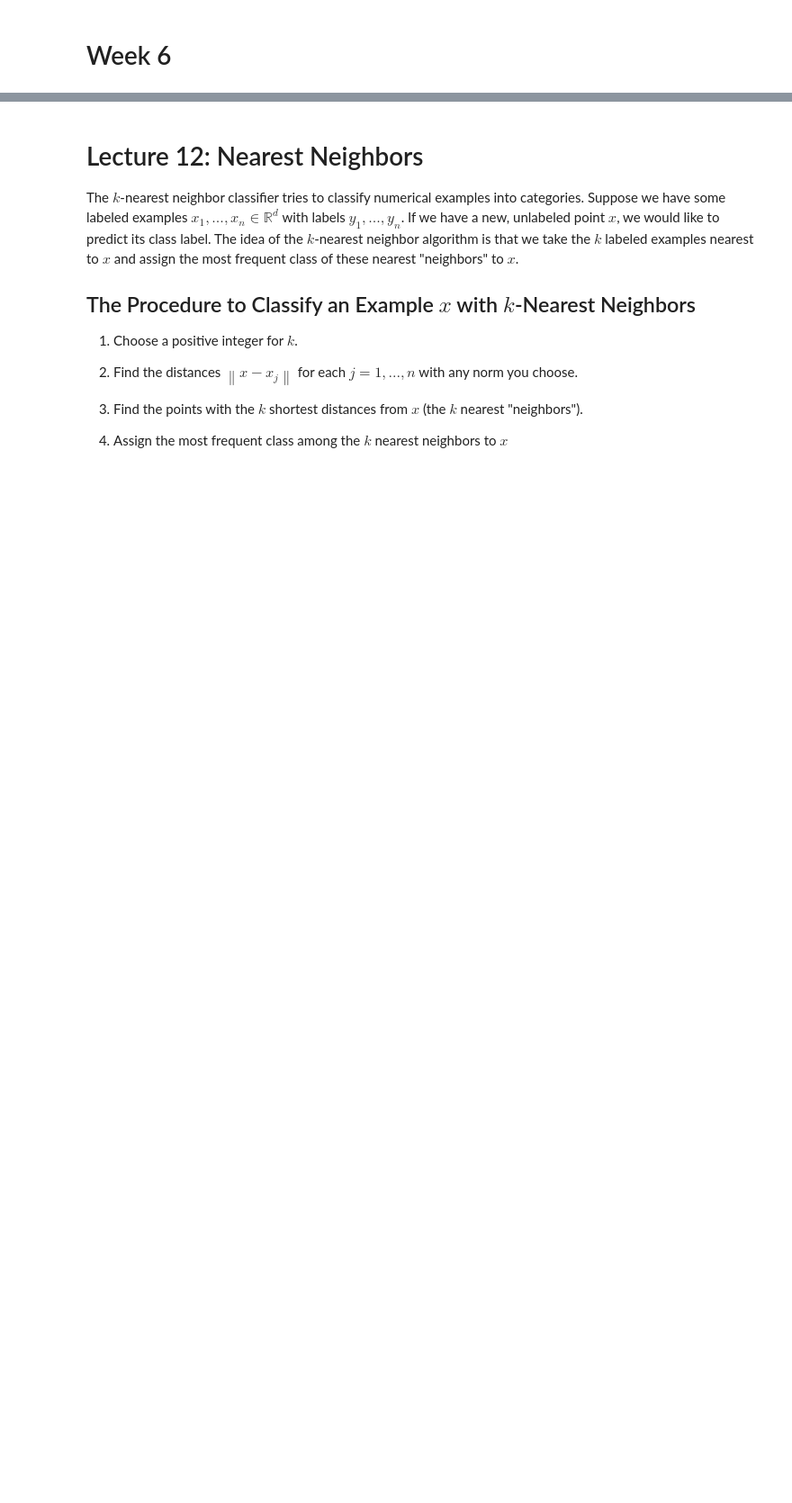
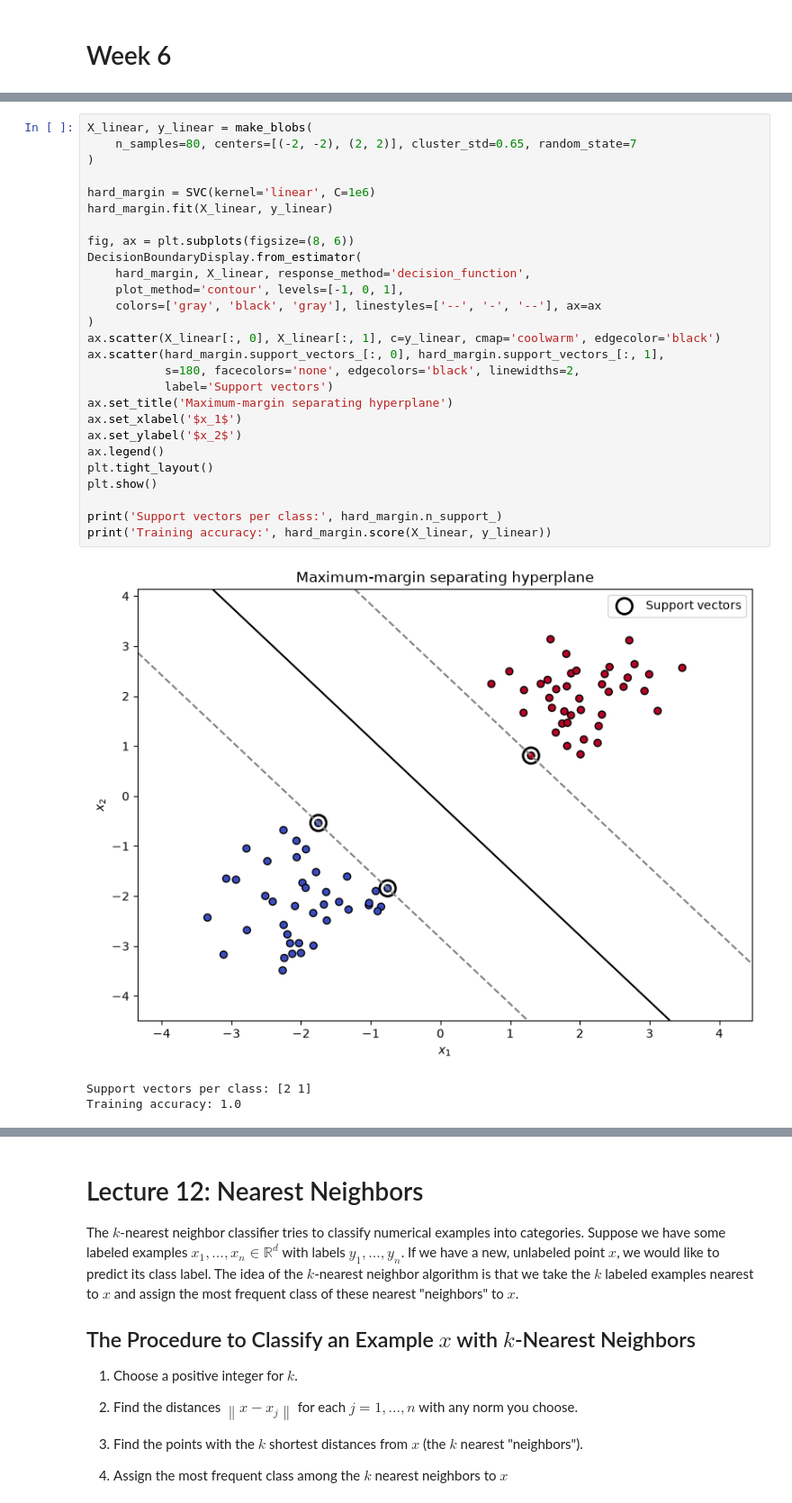
Before and after one commit to rtwhite1546/Fall-2026-Intro-to-Machine-Learning, a Jupyter notebook: Week-06-SVM-and-Nearest-Neighbors/Week-06.ipynb, the cells around one changed output, grey strips where cells are left out. Shown at 90% size. Saved outputs shown, nothing was run; the diff lists cells and outputs as text; blank space fills up the shorter version.

```diff
--- a/Week-06-SVM-and-Nearest-Neighbors/Week-06.ipynb
+++ b/Week-06-SVM-and-Nearest-Neighbors/Week-06.ipynb
@@ -6,0 +47,31 @@ Lecture materials will be added before this class meeting.
+# %%
+X_linear, y_linear = make_blobs(
+    n_samples=80, centers=[(-2, -2), (2, 2)], cluster_std=0.65, random_state=7
+)
+
+hard_margin = SVC(kernel='linear', C=1e6)
+hard_margin.fit(X_linear, y_linear)
+
+fig, ax = plt.subplots(figsize=(8, 6))
+DecisionBoundaryDisplay.from_estimator(
+    hard_margin, X_linear, response_method='decision_function',
+    plot_method='contour', levels=[-1, 0, 1],
+    colors=['gray', 'black', 'gray'], linestyles=['--', '-', '--'], ax=ax
+)
+ax.scatter(X_linear[:, 0], X_linear[:, 1], c=y_linear, cmap='coolwarm', edgecolor='black')
+ax.scatter(hard_margin.support_vectors_[:, 0], hard_margin.support_vectors_[:, 1],
+           s=180, facecolors='none', edgecolors='black', linewidths=2,
+           label='Support vectors')
+ax.set_title('Maximum-margin separating hyperplane')
+ax.set_xlabel('$x_1$')
+ax.set_ylabel('$x_2$')
+ax.legend()
+plt.tight_layout()
+plt.show()
+
+print('Support vectors per class:', hard_margin.n_support_)
+print('Training accuracy:', hard_margin.score(X_linear, y_linear))
+# %% [output]
+[figure, added]
+Support vectors per class: [2 1]
+Training accuracy: 1.0
```
Also changed, not shown: parts of 21 cells of this notebook, 3 other files.
